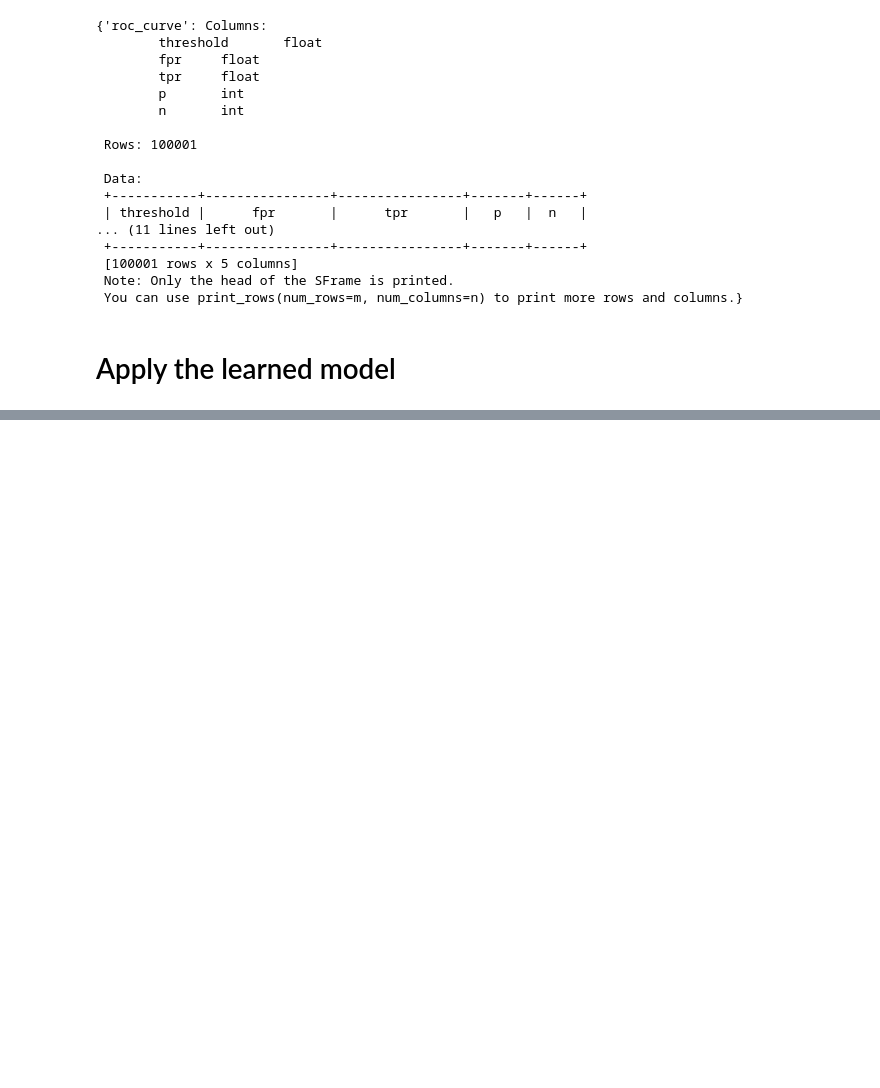
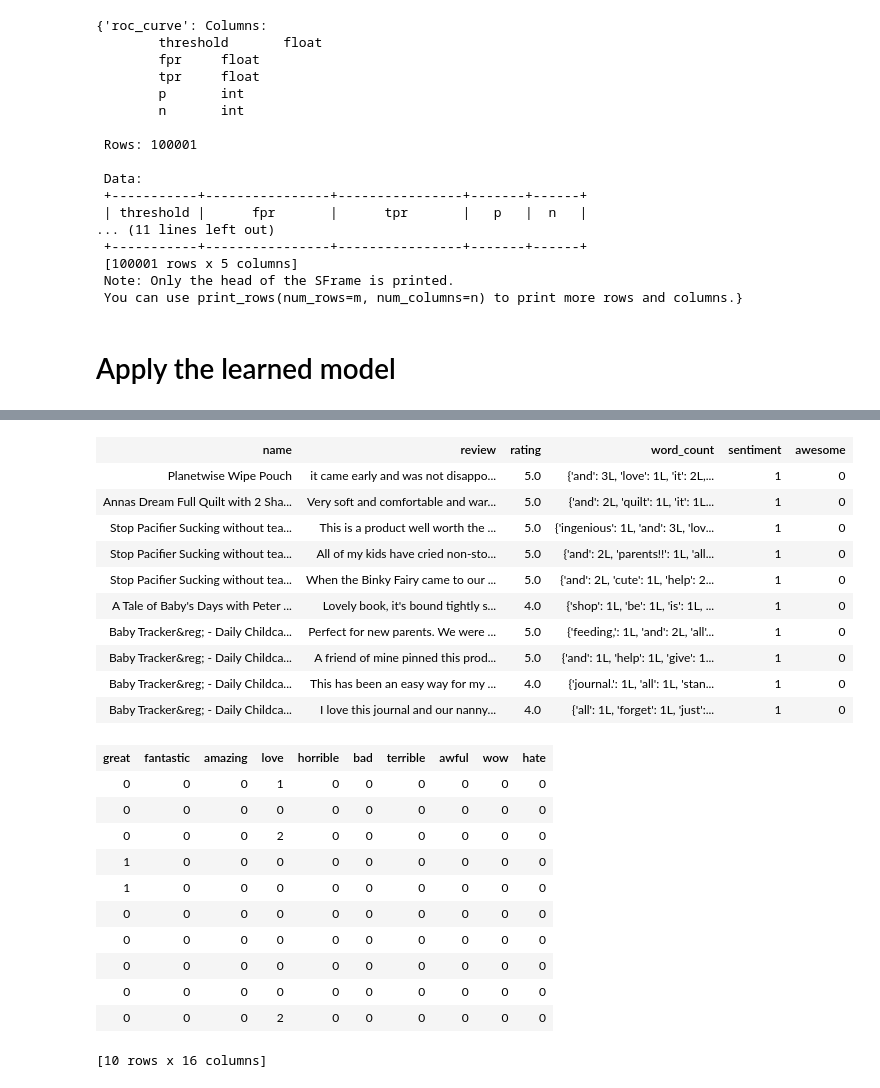
Before and after one commit to jialeichenjc/MLPractice, a Jupyter notebook: Classification.ipynb, the cells around one changed output, grey strips where cells are left out. Saved outputs shown, nothing was run; the diff lists cells and outputs as text; code cells hidden in the pictures; blank space fills up the shorter version.

```diff
--- a/Classification.ipynb
+++ b/Classification.ipynb
@@ -138,0 +183,10 @@ giraffe_reviews['predicted_sentiment'] =
+# %%
+selected_words = ['awesome', 'great', 'fantastic', 'amazing', 'love', 'horrible', 'bad', 'terrible', 'awful', 'wow', 'hate']
+# %%
+def awesome_count(word_counts) :
+    if 'awesome' in word_counts :
+        return word_counts['awesome']
+    else :
+        return 0
+# %%
+products['awesome'] = products['word_count'].apply(awesome_count)
@@ -138,0 +220,26 @@ giraffe_reviews['predicted_sentiment'] =
+# %%
+products.head()
+# %% [output]
+| name | review | rating | word_count | sentiment | awesome |
+| Planetwise Wipe Pouch | it came early and was not disappo... | 5.0 | {'and': 3L, 'love': 1L, 'it': 2L,... | 1 | 0 |
+| Annas Dream Full Quilt with 2 Sha... | Very soft and comfortable and war... | 5.0 | {'and': 2L, 'quilt': 1L, 'it': 1L... | 1 | 0 |
+| Stop Pacifier Sucking without tea... | This is a product well worth the ... | 5.0 | {'ingenious': 1L, 'and': 3L, 'lov... | 1 | 0 |
+| Stop Pacifier Sucking without tea... | All of my kids have cried non-sto... | 5.0 | {'and': 2L, 'parents!!': 1L, 'all... | 1 | 0 |
+| Stop Pacifier Sucking without tea... | When the Binky Fairy came to our ... | 5.0 | {'and': 2L, 'cute': 1L, 'help': 2... | 1 | 0 |
+| A Tale of Baby's Days with Peter ... | Lovely book, it's bound tightly s... | 4.0 | {'shop': 1L, 'be': 1L, 'is': 1L, ... | 1 | 0 |
+| Baby Tracker&reg; - Daily Childca... | Perfect for new parents. We were ... | 5.0 | {'feeding,': 1L, 'and': 2L, 'all'... | 1 | 0 |
+| Baby Tracker&reg; - Daily Childca... | A friend of mine pinned this prod... | 5.0 | {'and': 1L, 'help': 1L, 'give': 1... | 1 | 0 |
+| Baby Tracker&reg; - Daily Childca... | This has been an easy way for my ... | 4.0 | {'journal.': 1L, 'all': 1L, 'stan... | 1 | 0 |
+| Baby Tracker&reg; - Daily Childca... | I love this journal and our nanny... | 4.0 | {'all': 1L, 'forget': 1L, 'just':... | 1 | 0 |
+| great | fantastic | amazing | love | horrible | bad | terrible | awful | wow | hate |
+| 0 | 0 | 0 | 1 | 0 | 0 | 0 | 0 | 0 | 0 |
+| 0 | 0 | 0 | 0 | 0 | 0 | 0 | 0 | 0 | 0 |
+| 0 | 0 | 0 | 2 | 0 | 0 | 0 | 0 | 0 | 0 |
+| 1 | 0 | 0 | 0 | 0 | 0 | 0 | 0 | 0 | 0 |
+| 1 | 0 | 0 | 0 | 0 | 0 | 0 | 0 | 0 | 0 |
+| 0 | 0 | 0 | 0 | 0 | 0 | 0 | 0 | 0 | 0 |
+| 0 | 0 | 0 | 0 | 0 | 0 | 0 | 0 | 0 | 0 |
+| 0 | 0 | 0 | 0 | 0 | 0 | 0 | 0 | 0 | 0 |
+| 0 | 0 | 0 | 0 | 0 | 0 | 0 | 0 | 0 | 0 |
+| 0 | 0 | 0 | 2 | 0 | 0 | 0 | 0 | 0 | 0 |
+[10 rows x 16 columns]
```
Also changed, not shown: parts of 35 cells of this notebook.
